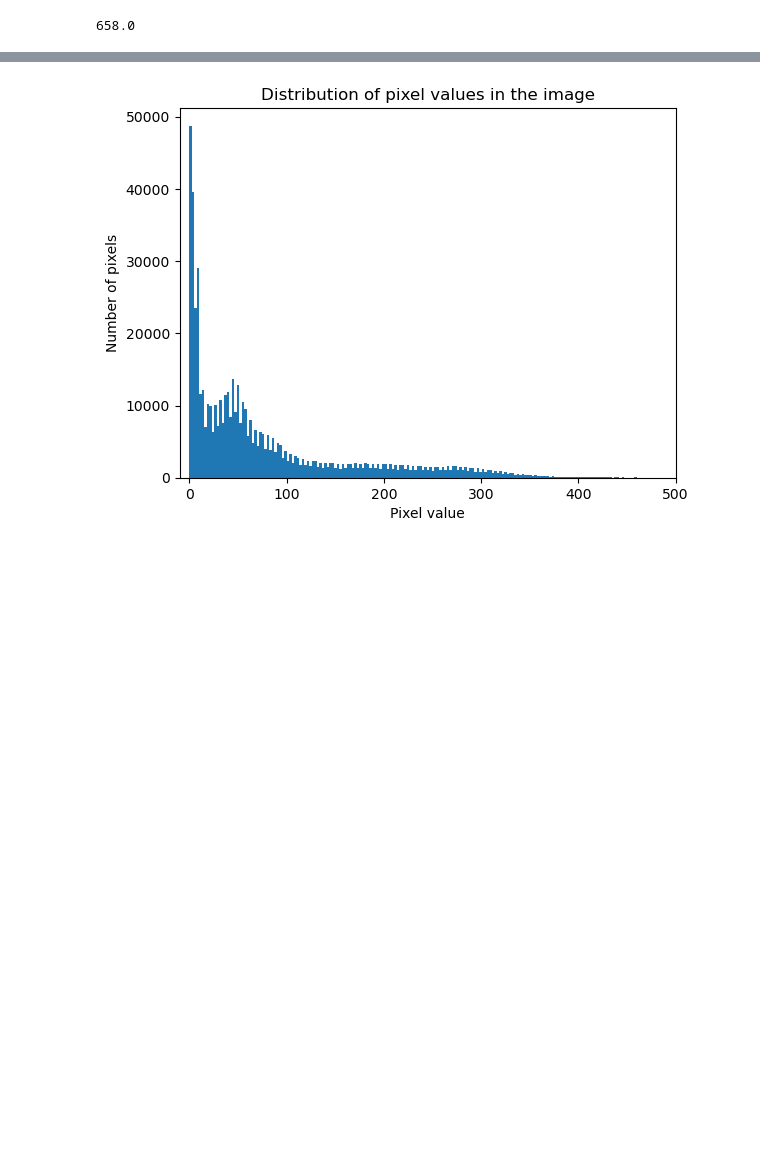
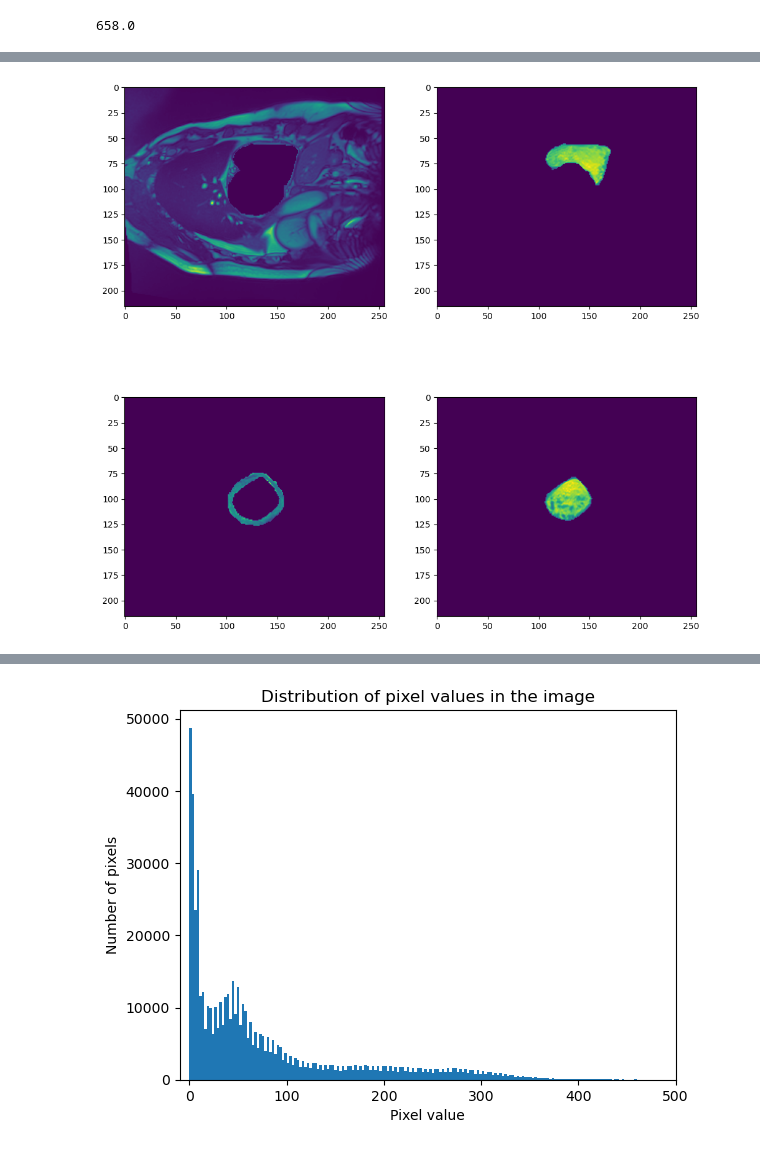
Before and after one commit to drigba/medical_image_segmentation, a Jupyter notebook: open_nii.ipynb, the cells around one changed output, grey strips where cells are left out. Cells and saved outputs as stored; diff of their text form; code cells hidden in the pictures; blank space fills up the shorter version.

```diff
--- a/open_nii.ipynb
+++ b/open_nii.ipynb
@@ -74,5 +98,7 @@ img.shape
 #  ~ 6kb
 path = "DCM03-OH-AL_V2_1.nii"
 img2 = nib.load(path).get_fdata()
+img2 = np.transpose(img2, (2,0,1) )
+
 img2.shape
 # %% [output]
@@ -96 +124,22 @@ img3[:,:,0].max()
+# %%
+# split the multi-class masks into submasks
+mask0 = np.where(img2[:,:] == 0, 1,0)
+mask1 = np.where(img2[:,:] == 1, 1,0)
+mask2 = np.where(img2[:,:] == 2, 1,0)
+mask3 = np.where(img2[:,:] == 3, 1,0)
+img3_0 = img3 * mask0
+img3_1 = img3 * mask1
+img3_2 = img3 * mask2
+img3_3 = img3 * mask3
+masked_images = [img3_0, img3_1, img3_2, img3_3]
+masked_images[0].shape
+masks = [mask0,mask1,mask2,mask3 ]
+# %%
+plt.style.use('default')
+fig, axes = plt.subplots(2,2, figsize=(12,12))
+for i, ax in enumerate(axes.reshape(-1)):
+    ax.imshow(masked_images[i][1])
+plt.show()
+# %% [output]
+[figure, added]
 # %%
```
Also changed, not shown: parts of 12 cells of this notebook, 5 other files.
